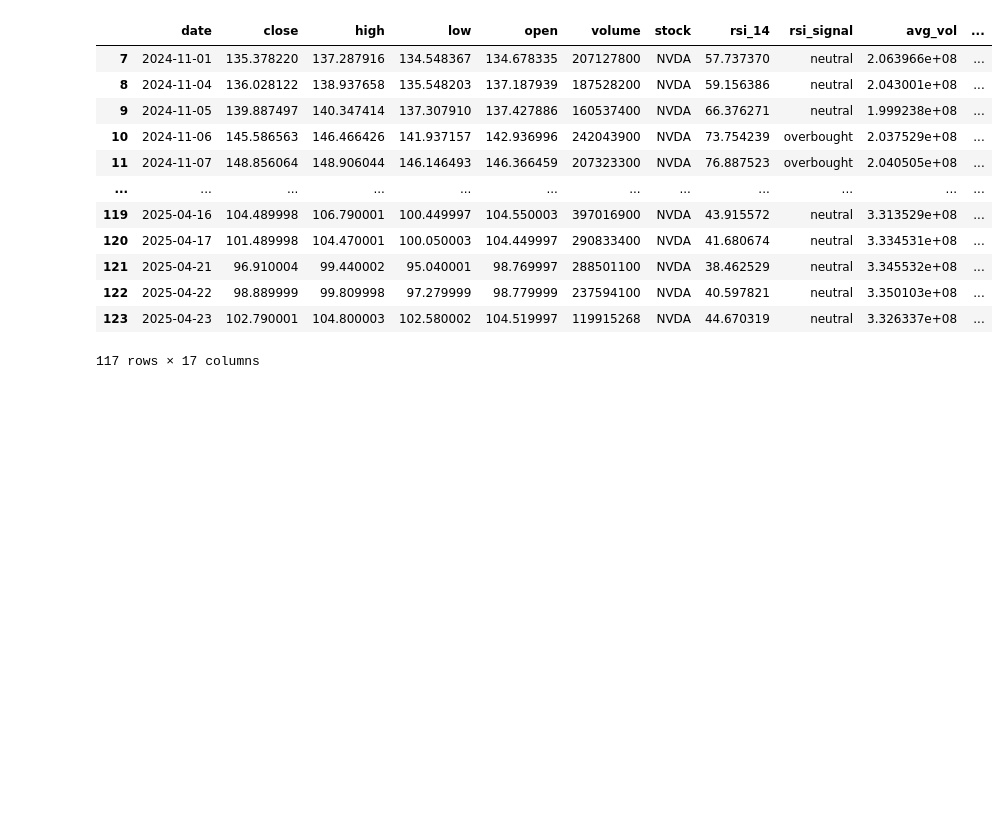
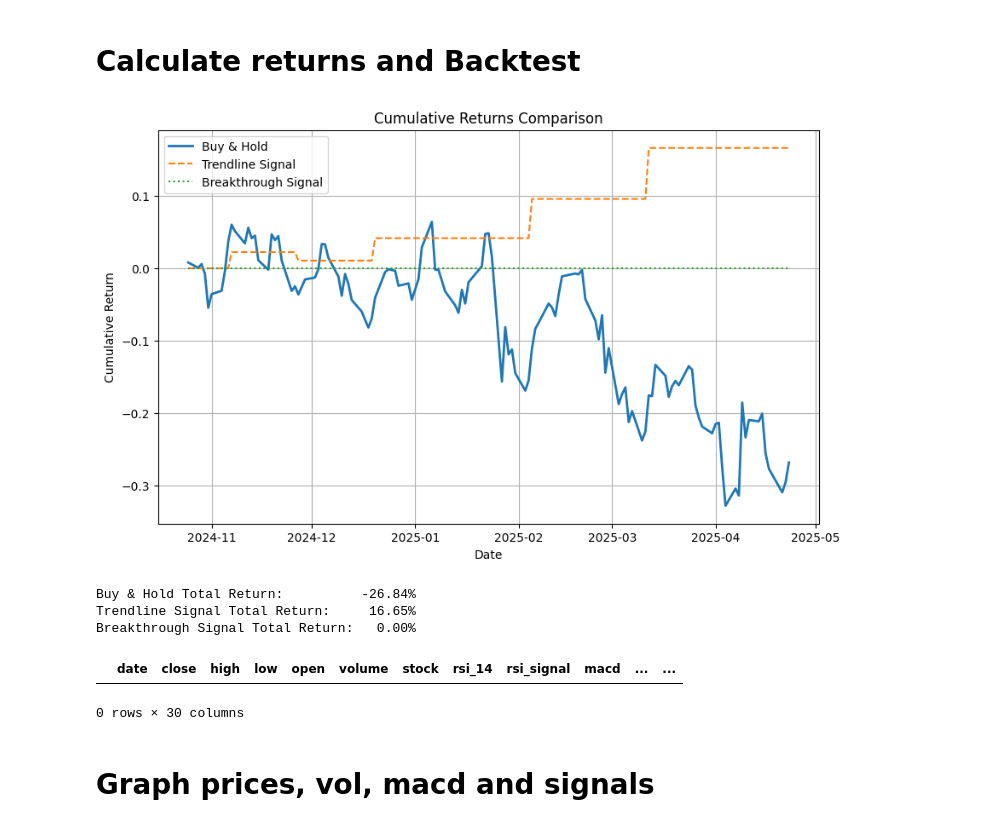
Before and after one commit to wilfredoroca/daytrading, a Jupyter notebook: trendline_notebook.ipynb, the cells around one changed output. Saved outputs shown, nothing was run; the diff lists cells and outputs as text; code cells hidden in the pictures; blank space fills up the shorter version.

Commit message:
[change] improve signals, charts and backtesting.

```diff
--- a/trendline_notebook.ipynb
+++ b/trendline_notebook.ipynb
@@ -248,16 +308,55 @@ No composite signal on the last bar.
+# %% [markdown]
+# Calculate returns and Backtest
+# %%
+import matplotlib.pyplot as plt
+
+# 1) Compute daily simple returns
+df["ret"] = df["close"].pct_change()
+
+# 2) Buy-and-Hold cumulative return
+df["cumret_bh"] = (1 + df["ret"]).cumprod() - 1
+
+# 3) Generic backtest helper
+def backtest_signal(df, signal_col):
+    bt = df[["date","ret", signal_col]].copy()
+    # build position: 1 on Buy, 0 on Sell or flat
+    bt["pos"] = 0
+    bt.loc[ bt[signal_col]=="Buy",  "pos"] = 1
+    bt.loc[ bt[signal_col]=="Sell", "pos"] = 0
+    # carry forward and shift so we trade next bar
+    bt["pos"] = bt["pos"].ffill().shift().fillna(0)
+    # apply returns
+    bt["strat_ret"]    = bt["pos"] * bt["ret"]
+    bt["cumret_strat"] = (1 + bt["strat_ret"]).cumprod() - 1
+    return bt
+
+# 4) Run backtests
+trend_bt = backtest_signal(df, "trendline_signal")
+rev_bt   = backtest_signal(df, "breakthrough_signal")
+
+# 5) Plot them together
+plt.figure(figsize=(10,6))
+plt.plot(df["date"],          df["cumret_bh"],    label="Buy & Hold",    linewidth=2)
+plt.plot(trend_bt["date"],    trend_bt["cumret_strat"], label="Trendline Signal", linestyle="--")
+plt.plot(rev_bt["date"],      rev_bt["cumret_strat"],   label="Breakthrough Signal", linestyle=":")
+plt.title("Cumulative Returns Comparison")
+plt.xlabel("Date")
+plt.ylabel("Cumulative Return")
+plt.legend()
+plt.grid(True)
+plt.show()
+
+# 6) Print final numbers
+print(f"Buy & Hold Total Return:          {df['cumret_bh'].iat[-1]*100:6.2f}%")
+print(f"Trendline Signal Total Return:    {trend_bt['cumret_strat'].iat[-1]*100:6.2f}%")
+print(f"Breakthrough Signal Total Return: {rev_bt['cumret_strat'].iat[-1]*100:6.2f}%")
+# %% [output]
+[figure, added]
+Buy & Hold Total Return:          -26.84%
+Trendline Signal Total Return:     16.65%
+Breakthrough Signal Total Return:   0.00%
 # %%
-df[df['date']>='2024-11']
+df[df['position']=='1']
 # %% [output]
-|  | date | close | high | low | open | volume | stock | rsi_14 | rsi_signal | avg_vol | ... |
-| 7 | 2024-11-01 | 135.378220 | 137.287916 | 134.548367 | 134.678335 | 207127800 | NVDA | 57.737370 | neutral | 2.063966e+08 | ... |
-| 8 | 2024-11-04 | 136.028122 | 138.937658 | 135.548203 | 137.187939 | 187528200 | NVDA | 59.156386 | neutral | 2.043001e+08 | ... |
-| 9 | 2024-11-05 | 139.887497 | 140.347414 | 137.307910 | 137.427886 | 160537400 | NVDA | 66.376271 | neutral | 1.999238e+08 | ... |
-| 10 | 2024-11-06 | 145.586563 | 146.466426 | 141.937157 | 142.936996 | 242043900 | NVDA | 73.754239 | overbought | 2.037529e+08 | ... |
-| 11 | 2024-11-07 | 148.856064 | 148.906044 | 146.146493 | 146.366459 | 207323300 | NVDA | 76.887523 | overbought | 2.040505e+08 | ... |
-| ... | ... | ... | ... | ... | ... | ... | ... | ... | ... | ... | ... |
-| 119 | 2025-04-16 | 104.489998 | 106.790001 | 100.449997 | 104.550003 | 397016900 | NVDA | 43.915572 | neutral | 3.313529e+08 | ... |
-| 120 | 2025-04-17 | 101.489998 | 104.470001 | 100.050003 | 104.449997 | 290833400 | NVDA | 41.680674 | neutral | 3.334531e+08 | ... |
-| 121 | 2025-04-21 | 96.910004 | 99.440002 | 95.040001 | 98.769997 | 288501100 | NVDA | 38.462529 | neutral | 3.345532e+08 | ... |
-| 122 | 2025-04-22 | 98.889999 | 99.809998 | 97.279999 | 98.779999 | 237594100 | NVDA | 40.597821 | neutral | 3.350103e+08 | ... |
-| 123 | 2025-04-23 | 102.790001 | 104.800003 | 102.580002 | 104.519997 | 119915268 | NVDA | 44.670319 | neutral | 3.326337e+08 | ... |
+|  | date | close | high | low | open | volume | stock | rsi_14 | rsi_signal | macd | ... | ... |
-117 rows × 17 columns
+0 rows × 30 columns
@@ -264 +365,3 @@ df[df['date']>='2024-11']
+# %% [markdown]
+# Graph prices, vol, macd and signals
 # %%
```
Also changed, not shown: parts of 6 cells of this notebook.
